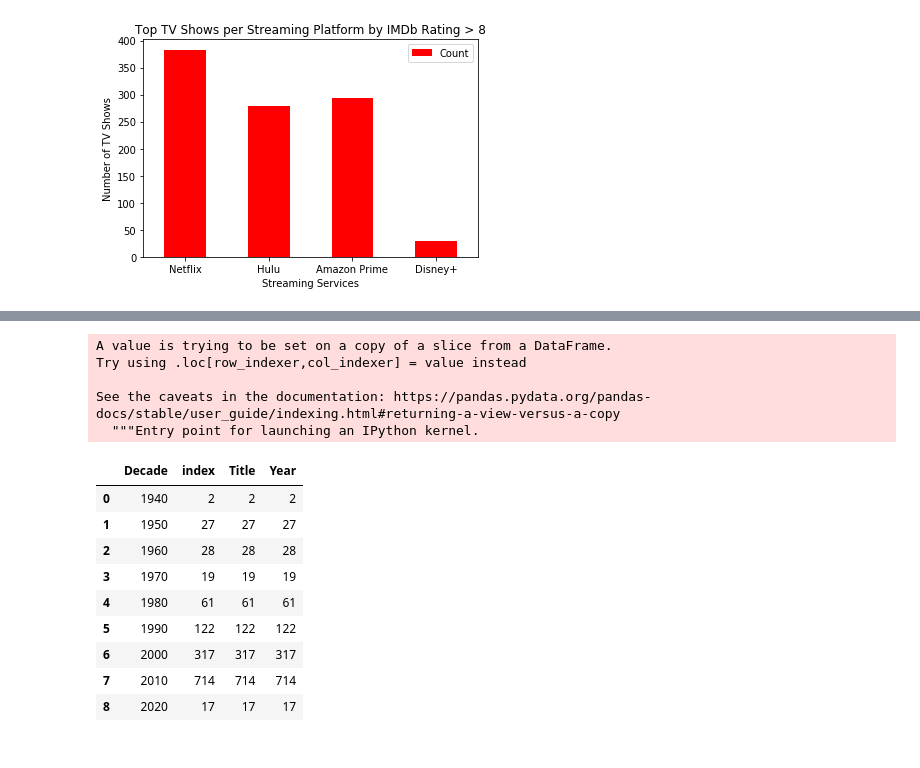
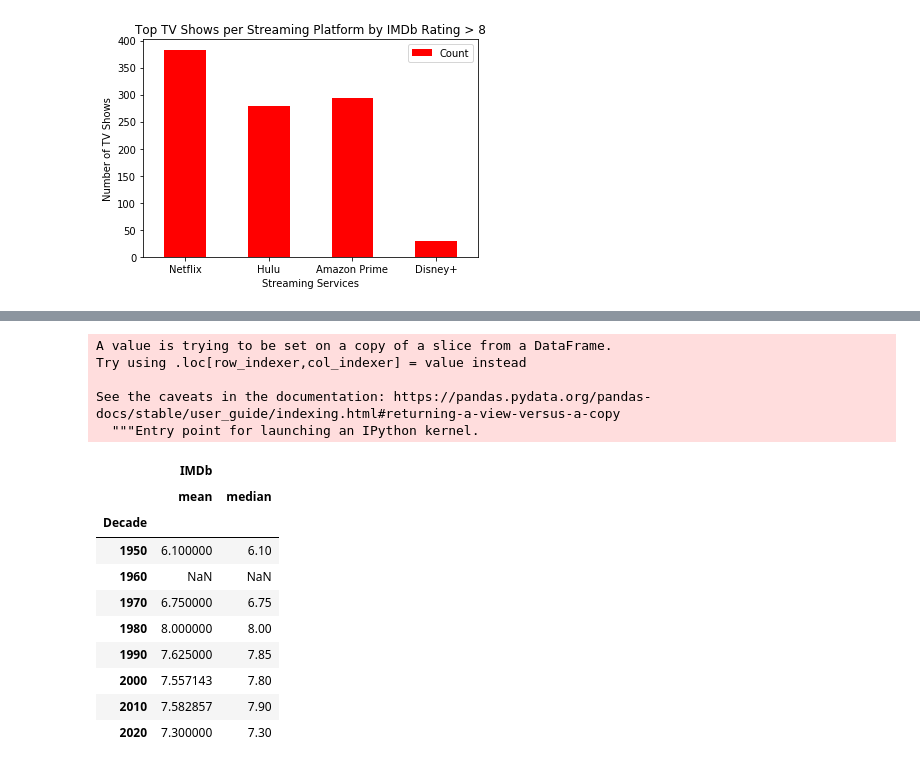
Before and after one commit to trevorguleserian/Project1, a Jupyter notebook: tv_data.ipynb, the cells around one changed output, grey strips where cells are left out. Cells and saved outputs as stored; diff of their text form; code cells hidden in the pictures.

```diff
--- a/tv_data.ipynb
+++ b/tv_data.ipynb
@@ -119,8 +134,9 @@ year_names = ['1940', '1950', '1960', '1970', '1980', '1990', '2000', '2010', '2
 prime_year_df = prime_df[['Title', 'Year']].reset_index(inplace=False)
 #prime_year_df['Year'].value_counts()
 prime_year_df['Decade'] = pd.cut(prime_year_df['Year'], year_bin, labels=year_names, include_lowest=True)
-prime_year_df = prime_year_df.groupby('Decade').count().reset_index(inplace=False)
-plt.bar(prime_year_df['Decade'],prime_year_df['Year'], color = 'red')
+# prime_year_df
+prime_bar_df = prime_year_df.groupby('Decade').count().reset_index(inplace=False)
+plt.bar(prime_bar_df['Decade'],prime_bar_df['Year'], color = 'red')
 plt.xticks(rotation=90)
 
 plt.xlabel("Decades")
@@ -234,22 +254,22 @@ See the caveats in the documentation: https://pandas.pydata.org/pandas-docs/stab
 # %%
 prime_df["Decade"] = pd.cut(prime_year_df['Year'], year_bin, labels=year_names, include_lowest=True)
 
-prime_df
-
-prime_year_df
+summary_prime = prime_df.groupby(['Decade']).agg({'IMDb': ['mean', 'median']})
+summary_prime
 # %% [output]
 A value is trying to be set on a copy of a slice from a DataFrame.
 Try using .loc[row_indexer,col_indexer] = value instead
 
 See the caveats in the documentation: https://pandas.pydata.org/pandas-docs/stable/user_guide/indexing.html#returning-a-view-versus-a-copy
   """Entry point for launching an IPython kernel.
-|  | Decade | index | Title | Year |
-| 0 | 1940 | 2 | 2 | 2 |
-| 1 | 1950 | 27 | 27 | 27 |
-| 2 | 1960 | 28 | 28 | 28 |
-| 3 | 1970 | 19 | 19 | 19 |
-| 4 | 1980 | 61 | 61 | 61 |
-| 5 | 1990 | 122 | 122 | 122 |
-| 6 | 2000 | 317 | 317 | 317 |
-| 7 | 2010 | 714 | 714 | 714 |
-| 8 | 2020 | 17 | 17 | 17 |
+|  | IMDb |  |
+|  | mean | median |
+| Decade |  |  |
+| 1950 | 6.100000 | 6.10 |
+| 1960 | NaN | NaN |
+| 1970 | 6.750000 | 6.75 |
+| 1980 | 8.000000 | 8.00 |
+| 1990 | 7.625000 | 7.85 |
+| 2000 | 7.557143 | 7.80 |
+| 2010 | 7.582857 | 7.90 |
+| 2020 | 7.300000 | 7.30 |
```
Also changed, not shown: parts of 6 cells of this notebook.
